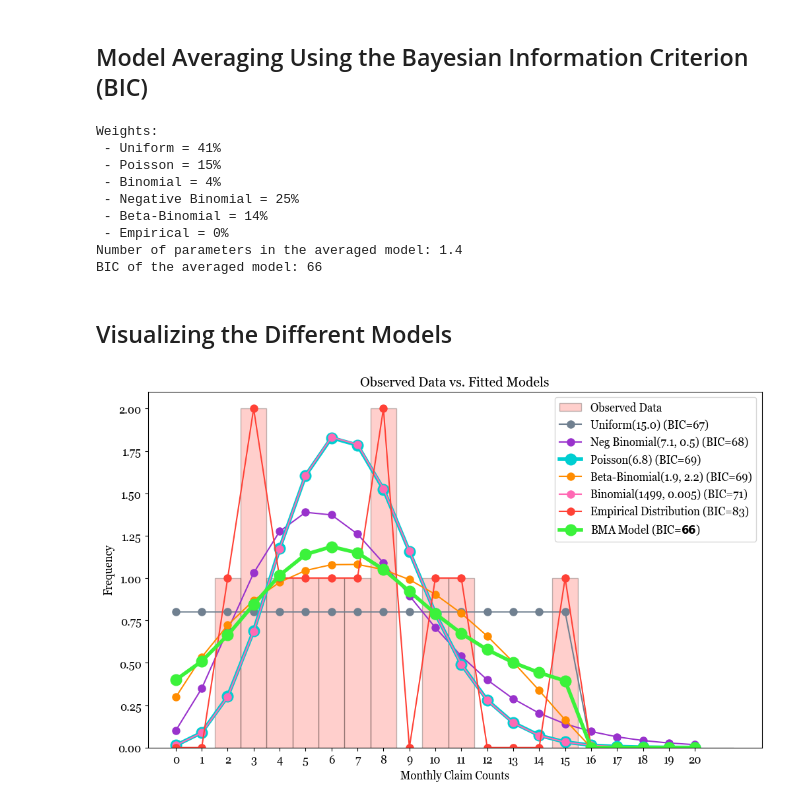
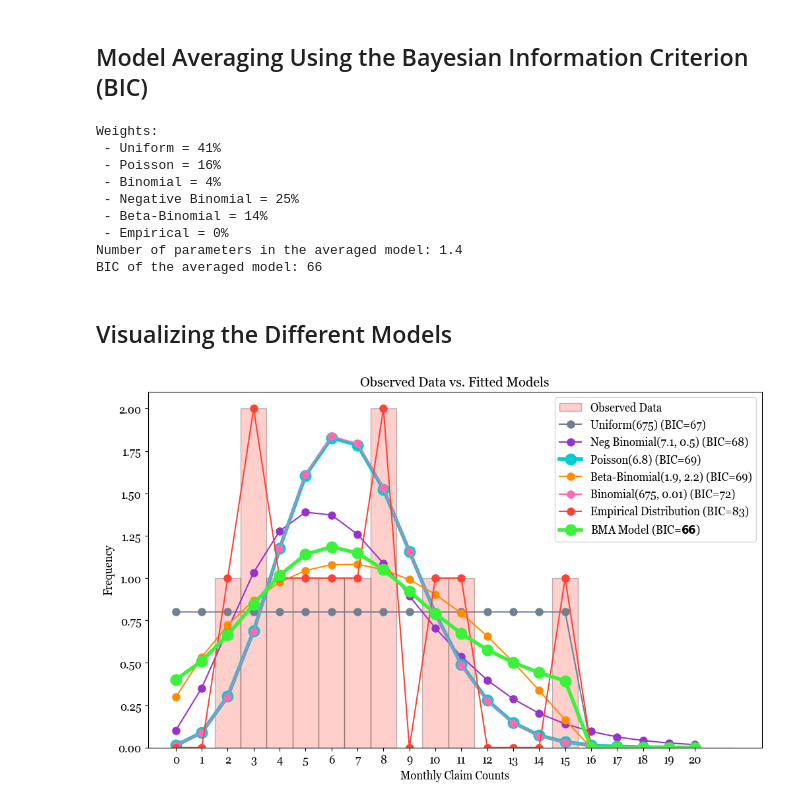
Before and after one commit to AlexFiliakov/bayesian-case-study, a Jupyter notebook: bayesian_case_study.ipynb, the cells around one changed output. Cells and saved outputs as stored; diff of their text form; code cells hidden in the pictures.

```diff
--- a/bayesian_case_study.ipynb
+++ b/bayesian_case_study.ipynb
@@ -324,26 +313,31 @@ BIC for the Beta-Binomial model: 69
 import numpy as np
 from collections import Counter
 
-# Calculate the frequency of each value in the observed data
-frequency_counts = Counter(y)
+def fit_empirical(y):
+    # Calculate the frequency of each value in the observed data
+    frequency_counts = Counter(y)
 
-# Normalize the frequencies to get probabilities
-total_count = sum(frequency_counts.values())
-probabilities = {k: v / total_count for k, v in frequency_counts.items()}
+    # Normalize the frequencies to get probabilities
+    total_count = sum(frequency_counts.values())
+    probabilities = {k: v / total_count for k, v in frequency_counts.items()}
 
-# Create the predictive distribution
-def predictive_distribution(value):
-    return probabilities.get(value, 0)
+    # Create the predictive distribution
+    def predictive_distribution(value):
+        return probabilities.get(value, 0)
 
-# Calculate the log-likelihood of the observed data
-log_likelihood = np.sum([np.log(predictive_distribution(val)) for val in y])
+    # Calculate the log-likelihood of the observed data
+    log_likelihood = np.sum([np.log(predictive_distribution(val)) for val in y])
 
-# Number of parameters (k) and number of data points (n)
-k = len(y)
-n = len(y)
+    # Number of parameters (k) and number of data points (n)
+    k = len(y)
+    n = len(y)
 
-# Calculate BIC
-bic_emp = k * np.log(n) - 2 * log_likelihood
+    # Calculate BIC
+    bic_emp = k * np.log(n) - 2 * log_likelihood
+
+    return log_likelihood, probabilities, bic_emp, predictive_distribution
+
+log_likelihood_emp, emp_probabilities, bic_emp, predictive_distribution = fit_empirical(y)
 
 print("BIC for the Empirical distribution:",  int(bic_emp))
 # %% [output]
@@ -370,14 +364,14 @@ print(f" - Empirical = {int(round(weights[5], 2)*100)}%")
 x = np.arange(0, max(y) + 1)
 
 # Uniform PMF
-uniform_pmf_values = uniform_pmf(x, n_fitted)
+uniform_pmf_values = uniform_pmf(x, n_fitted_uniform)
 uniform_pmf_values = np.array(uniform_pmf_values)  # Convert to NumPy array before multiplication
 
 # Poisson PMF
 poisson_pmf = poisson.pmf(x, mean_y)
 
 # Binomial PMF
-binomial_pmf = binom.pmf(x, n_trials_binom, p_fitted_binom)
+binomial_pmf = binom.pmf(x, n_fitted_binom, p_fitted_binom)
 
 # Negative Binomial PMF
 nbinom_pmf = nbinom.pmf(x, r_nb_fitted, p_nb_fitted)
@@ -427,7 +421,7 @@ print(f"BIC of the averaged model: {int(bic_averaged_model)}")
 # %% [output]
 Weights:
  - Uniform = 41%
- - Poisson = 15%
+ - Poisson = 16%
  - Binomial = 4%
  - Negative Binomial = 25%
  - Beta-Binomial = 14%
@@ -448,11 +442,11 @@ plt.hist(y, bins=np.arange(min(y)-0.5, 21 + 1.5), alpha=0.25, color='#FF4136', e
 x = np.arange(0, 21)
 
 # Calculate the expected Uniform probabilities
-uniform_pmf_values = uniform_pmf(x, n_fitted)
+uniform_pmf_values = uniform_pmf(x, n_fitted_uniform)
 uniform_pmf_values = [x * len(y) for x in uniform_pmf_values]
 
 # Overlay the fitted Uniform distribution
-plt.plot(x, uniform_pmf_values, 'o-', label=f'Uniform({round(n_fitted,1)}) (BIC={int(bic_uniform)})', color='#708090', markersize=8)
+plt.plot(x, uniform_pmf_values, 'o-', label=f'Uniform({round(n_fitted_binom,1)}) (BIC={int(bic_uniform)})', color='#708090', markersize=8)
 
 # Calculate the expected Negative Binomial probabilities
 nbinom_pmf = nbinom.pmf(x, r_nb_fitted, p_nb_fitted) * len(y)
@@ -466,32 +460,32 @@ plt.plot(x, poisson_pmf, 'o-', label=f'Poisson({round(mean_y,1)}) (BIC={int(bic_
 
 # Calculate the expected Beta-Binomial probabilities
 beta_binom_pmf = beta_binomial_pmf(x, max(y), alpha_bb_fitted, beta_bb_fitted) * len(y)
 
 # Overlay the fitted Beta-Binomial distribution
 plt.plot(x, beta_binom_pmf, 'o-', label=f'Beta-Binomial({round(alpha_bb_fitted,1)}, {round(beta_bb_fitted,1)}) (BIC={int(bic_bb)})', color='#FF8C00', markersize=8)
 
 # Calculate the expected Binomial probabilities
 binom_pmf = binom.pmf(x, n_fitted_binom, p_fitted_binom) * len(y)
 
 # Overlay the fitted Binomial distribution
 plt.plot(x, binom_pmf, 'o-', label=f'Binomial({n_fitted_binom}, {round(p_fitted_binom, 3)}) (BIC={int(bic_binom)})', color='#FF69B4', markersize=8)
 
 # Calculate the empirical probabilities
-empirical_pmf = np.array([frequency_counts.get(val, 0) / total_count for val in x]) * len(y)
+empirical_pmf = np.array([emp_probabilities.get(val, 0) for val in x]) * len(y)
 
 # Overlay the empirical distribution
 plt.plot(x, empirical_pmf, 'o-', label=f'Empirical Distribution (BIC={int(bic_emp)})', color='#FF4136', markersize=8)
 
 # Overlay the weighted average model (unhighlighted color is #32CD32)
 plt.plot(x, np.pad(average_pmf, (0, 5), 'constant') * len(y), 'o-', label=f'BMA Model (BIC=$\\mathbf{{{int(bic_averaged_model)}}}$)', color='#3BF23B', markersize=12, linewidth=4)
 
 # Set x-axis labels for every element
 plt.xticks(np.arange(0, 21))
 
 plt.title('Observed Data vs. Fitted Models')
 plt.xlabel('Monthly Claim Counts')
 plt.ylabel('Frequency')
 plt.legend()
 plt.show()
 # %% [output]
-[figure, old version]
+[figure, new version]
```
Also changed, not shown: parts of 9 cells of this notebook, 2 other files.
